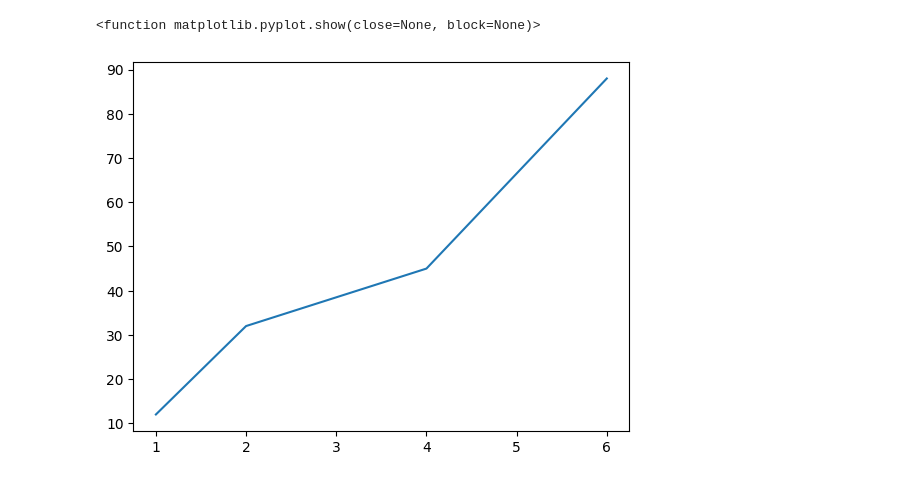
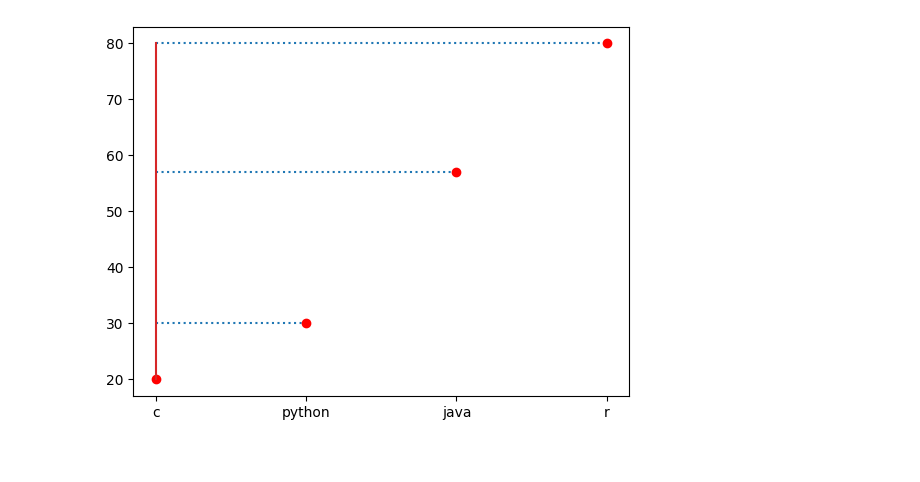
Before and after one commit to ashishkumarblog6783-code/numpy, a Jupyter notebook: 1_ml.ipynb, the cells around one changed output. Saved outputs shown, nothing was run; the diff lists cells and outputs as text; code cells hidden in the pictures.

```diff
--- a/1_ml.ipynb
+++ b/1_ml.ipynb
@@ -3,9 +13,9 @@
 # %%
 import matplotlib.pyplot as plt
-x=[1,2,4,6]
-y=[12,32,45,88]
-plt.plot(x,y)
-plt.show
+x=[20,30,57,80]
+y=["c","python","java","r"]
+
+plt.stem(x,y,linefmt=":",markerfmt="ro",bottom=0,orientation="horizontal")
+plt.show()
 # %% [output]
-<function matplotlib.pyplot.show(close=None, block=None)>
-[figure, old version]
+[figure, new version]
```
Also changed, not shown: parts of 11 cells of this notebook.
